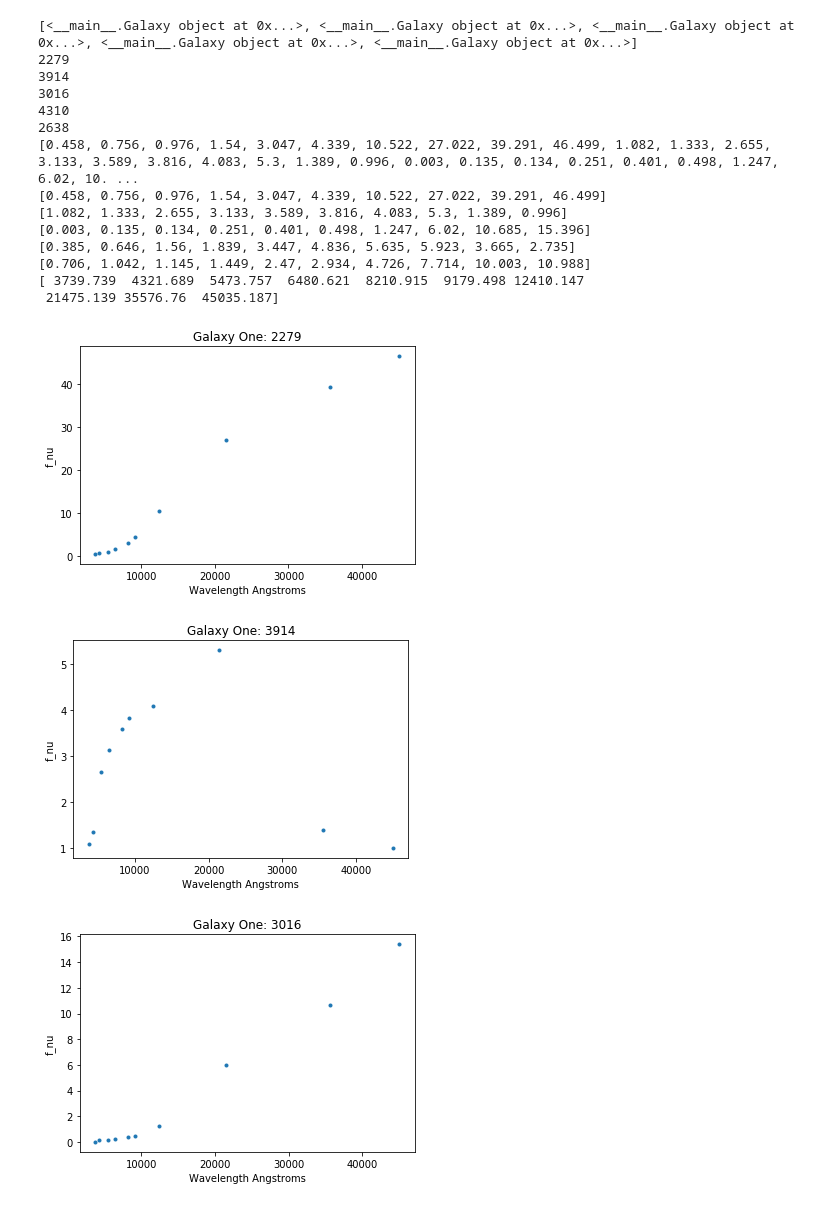
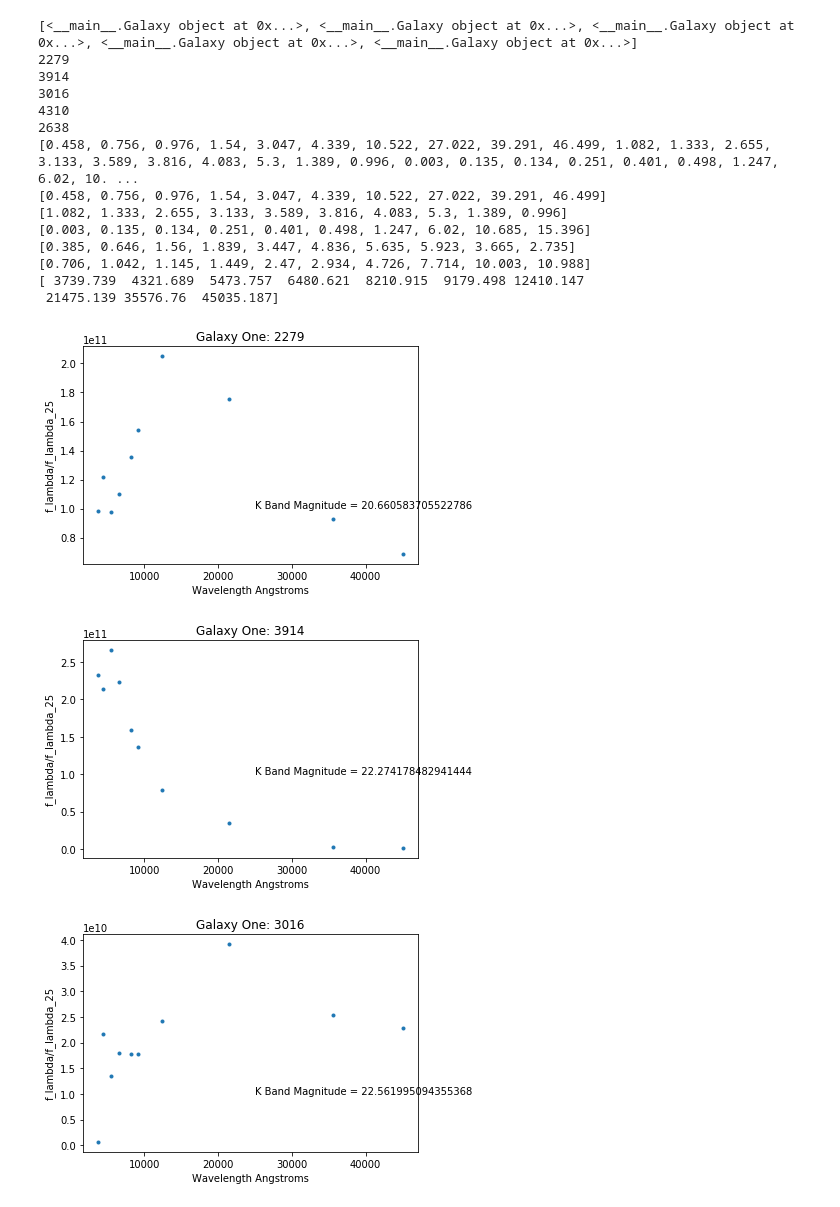
Before and after one commit to JacobGolledge/Research, a Jupyter notebook: RanGal SED(first try).ipynb, the cells around one changed output. Cells and saved outputs as stored; diff of their text form; code cells hidden in the pictures.

```diff
--- a/RanGal SED(first try).ipynb
+++ b/RanGal SED(first try).ipynb
@@ -22,6 +22,8 @@ xval = np.array([3739.739, 4321.689, 5473.757, 6480.621, 8210.915, 9179.498, 124
 yval = []
 wave = []
 
+kmagarr = []
+kmag_tot = []
 
 galtwoy = []
 galthreey = []
@@ -100,6 +102,11 @@ with open('/home/jacob/PHOTOMETRY/PHOTOM_CATS/SpARCS-0035_totalall_HAWKIKs.cat',
 #a = np.where(flagarr == 0)
 #print(a)
 
+#filterfile = ("/home/jacob/Documents/Research/FILTER.RES.GOGREEN")
+#urows = np.loadtxt(filterfile, dtype = 'U', max_rows = 1)
+#maxrows = int(urows[0])
+#print(maxrows)
+
 for gal in allgal:
     if (gal.k_flag == 0) and (gal.totmask == 0) and (-2.5*math.log10(gal.hawkiks_tot) + 25 < 23):
         goodgal.append(gal)
@@ -122,6 +129,7 @@ for rangal in sample_list:
     yval.append(rangal.hawkiks)
     yval.append(rangal.irac1)
     yval.append(rangal.irac2)
+    kmag_tot.append(-2.5*math.log10(rangal.hawkiks_tot) + 25)
     #print(yval)
     print(rangal.id)
     #print(yval)
@@ -134,7 +142,11 @@ galfivey = yval[40:50]
 
 #G1y = np.array(galoney)
 
-
+galonefnu = galoney * (3*10**18 / xval**2)
+galtwofnu = galtwoy * (3*10**18 / xval**2)
+galthreefnu = galthreey * (3*10**18 / xval**2)
+galfourfnu = galfoury * (3*10**18 / xval**2)
+galfivefnu = galfivey * (3*10**18 / xval**2)
 
 print(yval)
 print(galoney)
@@ -143,53 +155,59 @@ print(galthreey)
 print(galfoury)
 print(galfivey)
 print(xval)
-#print(G1y)
+#print(kmag_tot)
 
+k_mag = 'K Band Magnitude = '
 
-plt.plot(xval, galoney, '.')
+plt.plot(xval, galonefnu, '.')
 plt.xlabel('Wavelength Angstroms')
-plt.ylabel('f_nu')
+plt.ylabel('f_lambda/f_lambda_25')
 plt.title('Galaxy One: 2279')
+plt.text(25000, 1e11, k_mag + str(kmag_tot[0]))
 plt.show()
 
-plt.plot(xval, galtwoy, '.')
+plt.plot(xval, galtwofnu, '.')
 plt.xlabel('Wavelength Angstroms')
-plt.ylabel('f_nu')
+plt.ylabel('f_lambda/f_lambda_25')
 plt.title('Galaxy One: 3914')
+plt.text(25000, 1e11, k_mag + str(kmag_tot[1]))
 plt.show()
 
-plt.plot(xval, galthreey, '.')
+plt.plot(xval, galthreefnu, '.')
 plt.xlabel('Wavelength Angstroms')
-plt.ylabel('f_nu')
+plt.ylabel('f_lambda/f_lambda_25')
 plt.title('Galaxy One: 3016')
+plt.text(25000, 1e10, k_mag + str(kmag_tot[2]))
 plt.show()
 
-plt.plot(xval, galfoury, '.')
+plt.plot(xval, galfourfnu, '.')
 plt.xlabel('Wavelength Angstroms')
-plt.ylabel('f_nu')
+plt.ylabel('f_lambda/lambda_25')
 plt.title('Galaxy One: 4310')
+plt.text(25000, 1e11, k_mag +str(kmag_tot[3]))
 plt.show()
 
-plt.plot(xval, galfivey, '.')
+plt.plot(xval, galfivefnu, '.')
 plt.xlabel('Wavelength Angstroms')
-plt.ylabel('f_nu')
+plt.ylabel('f_lambda/f_lambda_25')
 plt.title('Galaxy One: 2638')
+plt.text(25000, 1e11, k_mag + str(kmag_tot[4]))
 plt.show()
 # %% [output]
 [<__main__.Galaxy object at 0x...>, <__main__.Galaxy object at 0x...>, <__main__.Galaxy object at 0x...>, <__main__.Galaxy object at 0x...>, <__main__.Galaxy object at 0x...>]
 2279
 3914
 3016
 4310
 2638
 [0.458, 0.756, 0.976, 1.54, 3.047, 4.339, 10.522, 27.022, 39.291, 46.499, 1.082, 1.333, 2.655, 3.133, 3.589, 3.816, 4.083, 5.3, 1.389, 0.996, 0.003, 0.135, 0.134, 0.251, 0.401, 0.498, 1.247, 6.02, 10. ...
 [0.458, 0.756, 0.976, 1.54, 3.047, 4.339, 10.522, 27.022, 39.291, 46.499]
 [1.082, 1.333, 2.655, 3.133, 3.589, 3.816, 4.083, 5.3, 1.389, 0.996]
 [0.003, 0.135, 0.134, 0.251, 0.401, 0.498, 1.247, 6.02, 10.685, 15.396]
 [0.385, 0.646, 1.56, 1.839, 3.447, 4.836, 5.635, 5.923, 3.665, 2.735]
 [0.706, 1.042, 1.145, 1.449, 2.47, 2.934, 4.726, 7.714, 10.003, 10.988]
 [ 3739.739  4321.689  5473.757  6480.621  8210.915  9179.498 12410.147
  21475.139 35576.76  45035.187]
-[figure, old version]
+[figure, new version]
-[figure, old version]
+[figure, new version]
-[figure, old version]
+[figure, new version]
```
Also changed, not shown: parts of 1 cell of this notebook.
